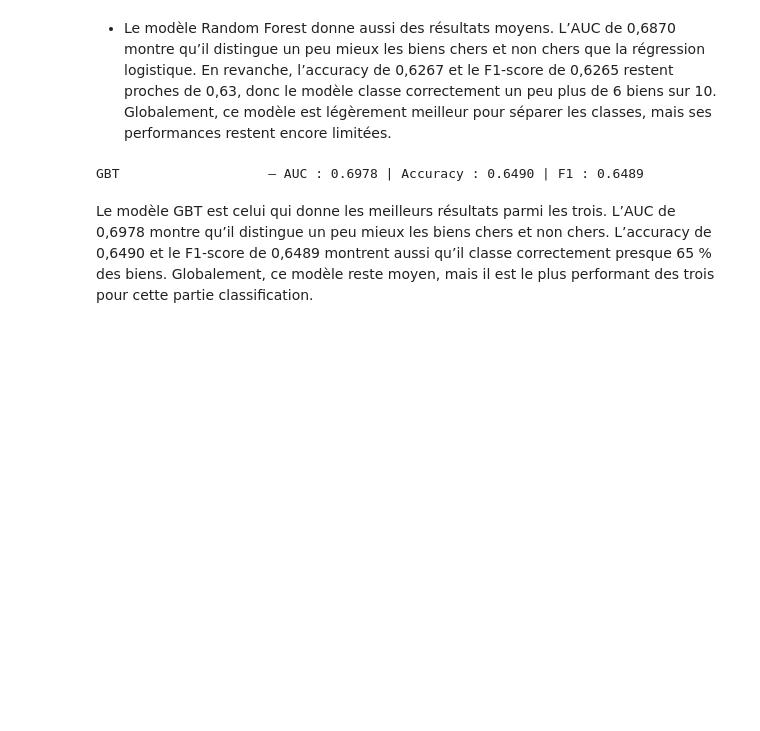
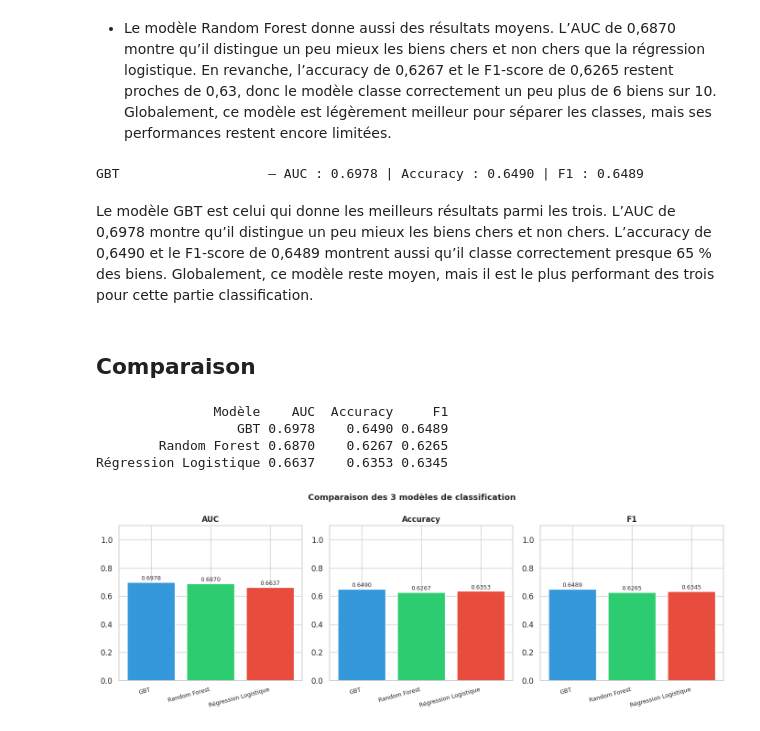
Before and after one commit to AlexisJohnson-data/bigdata-immobilier, a Jupyter notebook: projet/notebooks/04_modelisation.ipynb, the cells around one changed output. Saved outputs shown, nothing was run; the diff lists cells and outputs as text; code cells hidden in the pictures; blank space fills up the shorter version.

Commit message:
Comparaison des trois modeles

```diff
--- a/projet/notebooks/04_modelisation.ipynb
+++ b/projet/notebooks/04_modelisation.ipynb
@@ -597,3 +597,35 @@ GBT                   — AUC : 0.6978 | Accuracy : 0.6490 | F1 : 0.6489
 Le modèle GBT est celui qui donne les meilleurs résultats parmi les trois. L’AUC de 0,6978 montre qu’il distingue un peu mieux les biens chers et non chers.
 L’accuracy de 0,6490 et le F1-score de 0,6489 montrent aussi qu’il classe correctement presque 65 % des biens.
 Globalement, ce modèle reste moyen, mais il est le plus performant des trois pour cette partie classification.
+# %% [markdown]
+## Comparaison
+# %%
+resultats_clf = pd.DataFrame({
+    'Modèle'  : ['Régression Logistique', 'Random Forest', 'GBT'],
+    'AUC'     : [round(auc_log, 4), round(auc_rf, 4), round(auc_gbt, 4)],
+    'Accuracy': [round(acc_log, 4), round(acc_rf, 4), round(acc_gbt, 4)],
+    'F1'      : [round(f1_log, 4), round(f1_rf, 4), round(f1_gbt, 4)]
+}).sort_values('AUC', ascending=False).reset_index(drop=True)
+
+print(resultats_clf.to_string(index=False))
+
+fig, axes = plt.subplots(1, 3, figsize=(14, 5))
+colors = ['#3498db', '#2ecc71', '#e74c3c']
+
+for ax, metric in zip(axes, ['AUC', 'Accuracy', 'F1']):
+    bars = ax.bar(resultats_clf['Modèle'], resultats_clf[metric], color=colors, edgecolor='white')
+    ax.set_title(metric, fontsize=12, fontweight='bold')
+    ax.set_ylim(0, 1.1)
+    ax.set_xticklabels(resultats_clf['Modèle'], rotation=15, ha='right', fontsize=9)
+    for bar, val in zip(bars, resultats_clf[metric]):
+        ax.text(bar.get_x() + bar.get_width()/2, bar.get_height() * 1.01, f'{val:.4f}', ha='center', va='bottom', fontsize=9)
+
+plt.suptitle('Comparaison des 3 modèles de classification', fontsize=13, fontweight='bold')
+plt.tight_layout()
+plt.show()
+# %% [output]
+               Modèle    AUC  Accuracy     F1
+                  GBT 0.6978    0.6490 0.6489
+        Random Forest 0.6870    0.6267 0.6265
+Régression Logistique 0.6637    0.6353 0.6345
+[figure, added]
```
